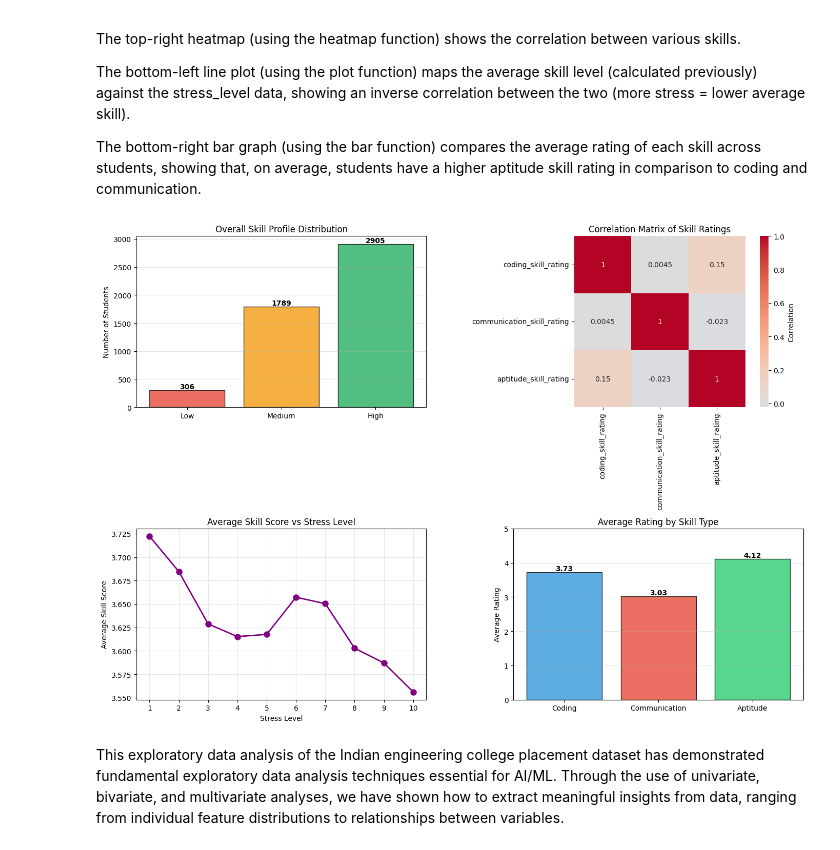
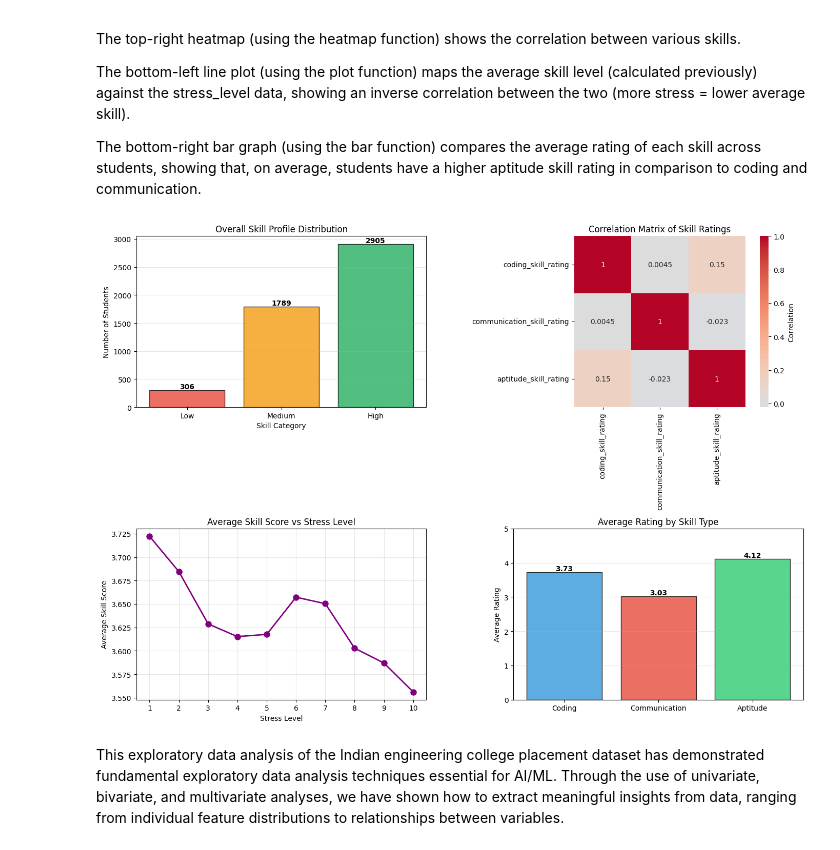
Before and after one commit to Fahmi-IT/CSI4142_A1, a Jupyter notebook: A1.ipynb, the cells around one changed output. Drawn from its saved outputs; the diff is of its cells as text; code cells hidden in the pictures.

```diff
--- a/A1.ipynb
+++ b/A1.ipynb
@@ -364,6 +364,7 @@ skill_counts = df_analysis['skill_category'].value_counts()[['Low', 'Medium', 'H
 axes[0, 0].bar(skill_counts.index, skill_counts.values, color=['#e74c3c', '#f39c12', '#27ae60'],
                edgecolor='black', alpha=0.8);
 axes[0, 0].set_ylabel('Number of Students');
+axes[0, 0].set_xlabel('Skill Category');
 axes[0, 0].set_title('Overall Skill Profile Distribution');
 axes[0, 0].grid(axis='y', alpha=0.3);
 for i, v in enumerate(skill_counts.values):
@@ -374,34 +375,34 @@ skill_cols = ['coding_skill_rating', 'communication_skill_rating', 'aptitude_ski
 corr_matrix = df_analysis[skill_cols].corr();
 sns.heatmap(corr_matrix, annot=True, cmap='coolwarm', center=0,
             square=True, ax=axes[0, 1], cbar_kws={'label': 'Correlation'});
 axes[0, 1].set_title('Correlation Matrix of Skill Ratings');
 
 # Average Skill Score by Stress Level Line Plot
 stress_skill = df_analysis.groupby('stress_level')['avg_skill_score'].mean();
 axes[1, 0].plot(stress_skill.index, stress_skill.values, marker='o', linewidth=2,
                 markersize=8, color='purple');
 axes[1, 0].set_xlabel('Stress Level');
 axes[1, 0].set_ylabel('Average Skill Score');
 axes[1, 0].set_title('Average Skill Score vs Stress Level');
 axes[1, 0].grid(True, alpha=0.3);
 axes[1, 0].set_xticks(range(1, 11));
 
 # Individual Skill Comparison Bar Chart
 skill_means = df_analysis[skill_cols].mean();
 skill_names = ['Coding', 'Communication', 'Aptitude'];
 colors_skills = ['#3498db', '#e74c3c', '#2ecc71'];
 axes[1, 1].bar(skill_names, skill_means, color=colors_skills, edgecolor='black', alpha=0.8);
 axes[1, 1].set_ylabel('Average Rating');
 axes[1, 1].set_title('Average Rating by Skill Type');
 axes[1, 1].set_ylim([0, 5]);
 axes[1, 1].grid(axis='y', alpha=0.3);
 for i, v in enumerate(skill_means):
     axes[1, 1].text(i, v, f'{v:.2f}', ha='center', va='bottom', fontweight='bold');
 
 plt.tight_layout();
 plt.show();
 # %% [output]
-[figure, old version]
+[figure, new version]
 # %% [markdown]
 This exploratory data analysis of the Indian engineering college placement dataset has demonstrated fundamental exploratory data analysis techniques essential for AI/ML. Through the use of univariate, bivariate, and multivariate analyses, we have shown how to extract meaningful insights from data, ranging from individual feature distributions to relationships between variables.
 # %% [markdown]
```
